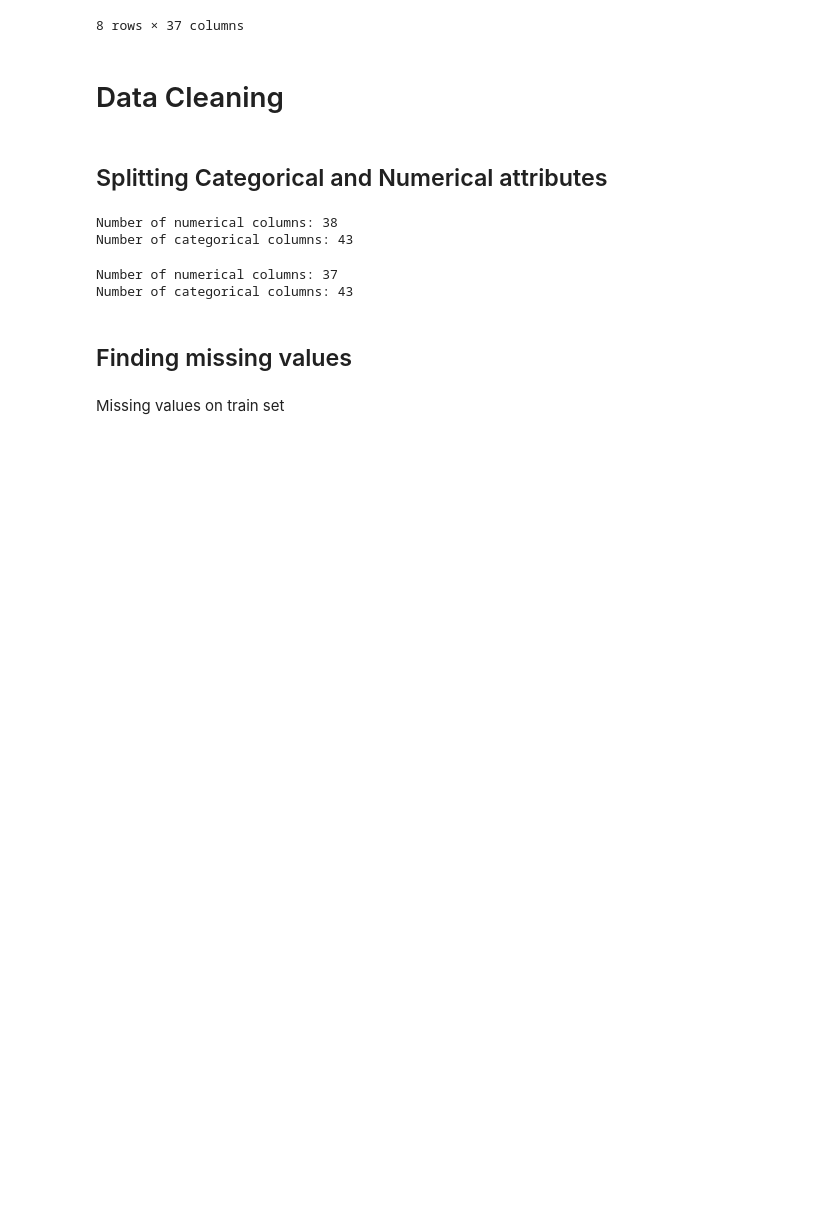
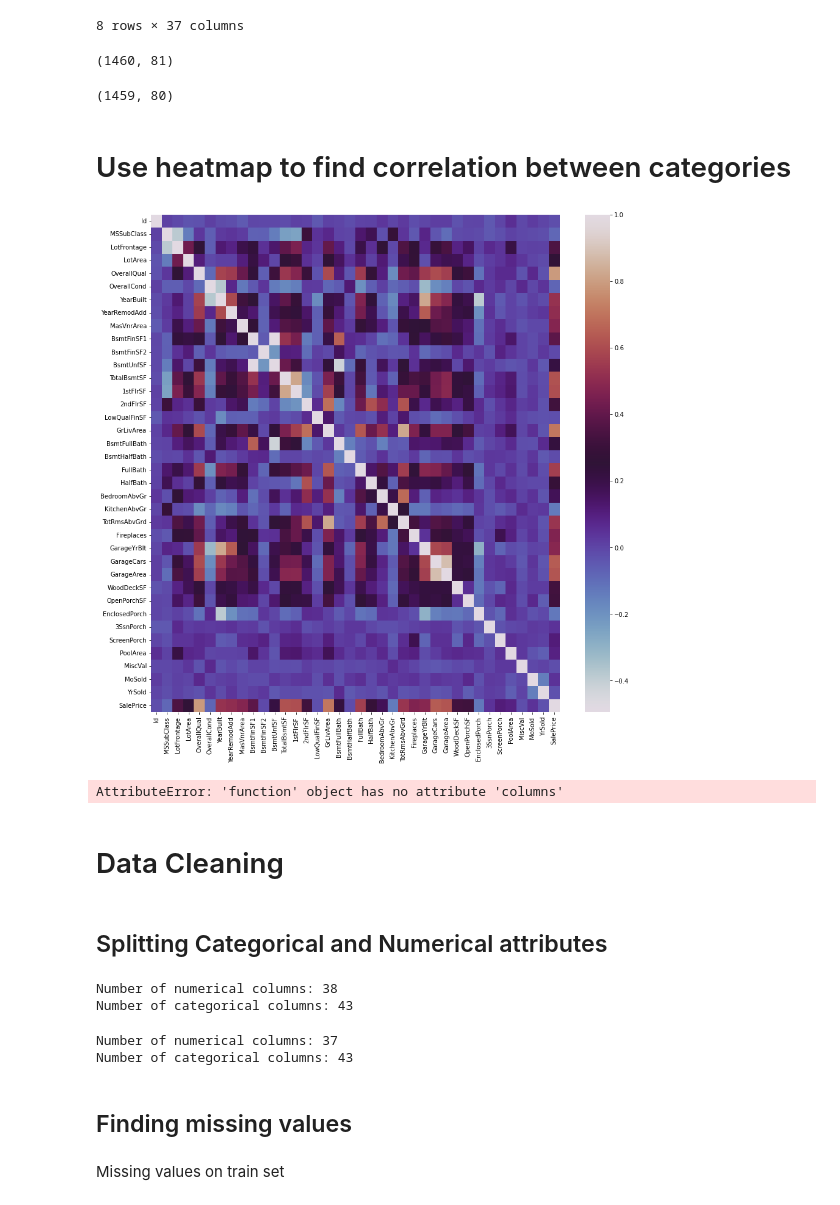
Before and after one commit to JacopoFidelio/ML-Group-8, a Jupyter notebook: Assignement 2.ipynb, the cells around one changed output. Drawn from its saved outputs; the diff is of its cells as text; code cells hidden in the pictures; blank space fills up the shorter version.

Commit message:
Add heatmap

```diff
--- a/Assignement 2.ipynb
+++ b/Assignement 2.ipynb
@@ -121,3 +121,19 @@ test.describe()
 | 75% | 2554.500000 | 70.000000 | 80.000000 | 11517.500000 | 7.000000 | 6.000000 | 2001.000000 | 2004.000000 | ... |
 | max | 2919.000000 | 190.000000 | 200.000000 | 56600.000000 | 10.000000 | 9.000000 | 2010.000000 | 2010.000000 | ... |
 8 rows × 37 columns
+# %%
+train.shape
+# %% [output]
+(1460, 81)
+# %%
+test.shape
+# %% [output]
+(1459, 80)
+# %% [markdown]
+# Use heatmap to find correlation between categories
+# %%
+plt.figure(figsize=(15,15))
+sns.heatmap(train.corr(), cmap = 'twilight')
+plt.show()
+# %% [output]
+[figure, added]
@@ -124,3 +142,10 @@ test.describe()
+# %%
+from pandas.plotting import scatter_matrix
+
+attributes = [housing.columns]
+scatter_matrix(housing[attributes], figsize=(12,8))
+# %% [output]
+AttributeError: 'function' object has no attribute 'columns'
 # %% [markdown]
 # Data Cleaning
 # %% [markdown]
```
Also changed, not shown: parts of 2 cells of this notebook.
